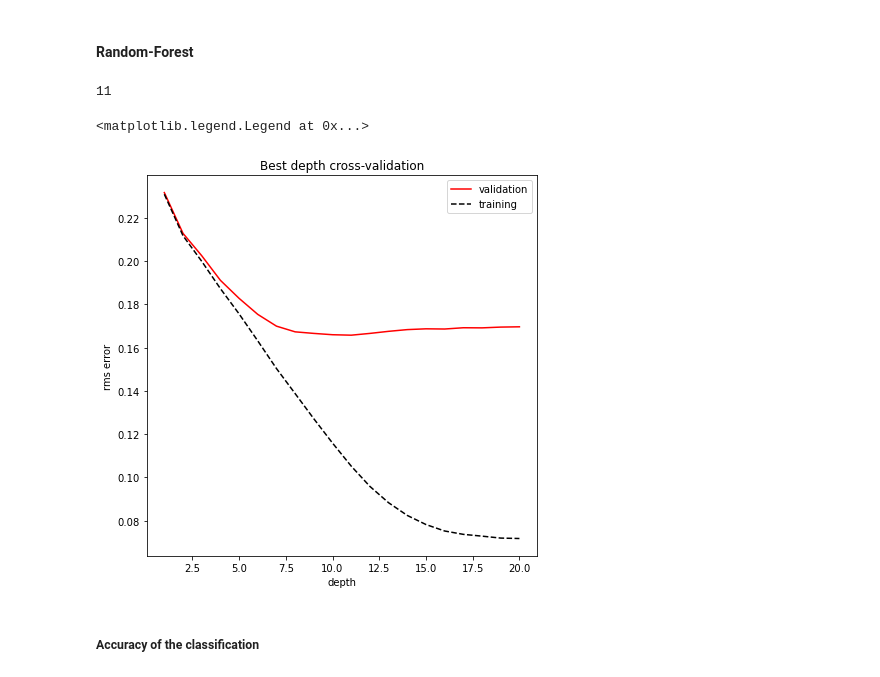
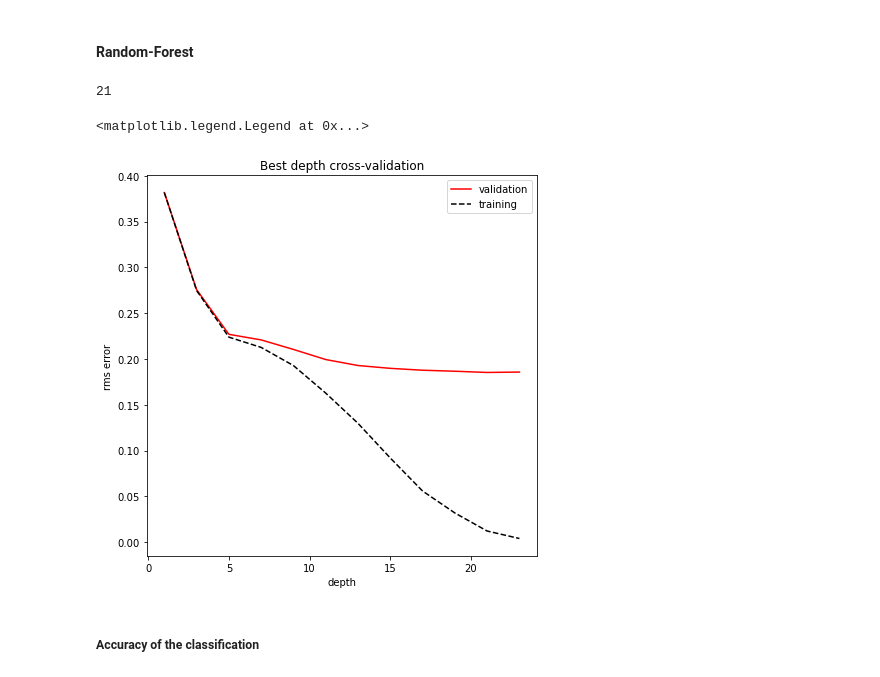
Before and after one commit to ludovicobizzarri/astrostatistics_bicocca_2024, a Jupyter notebook: working/Lesson 20/GW detection.ipynb, the cells around one changed output. Saved outputs shown, nothing was run; the diff lists cells and outputs as text; code cells hidden in the pictures.

```diff
--- a/working/Lesson 20/GW detection.ipynb
+++ b/working/Lesson 20/GW detection.ipynb
@@ -125,8 +125,8 @@ Be creative! This is a challenge! Let's see who gets the  higher completeness an
 import h5py
 file = h5py.File('sample_2e7_design_precessing_higherordermodes_3detectors.h5','r')
 # %%
-N = 50000 # data sample lenght
-idx = np.random.choice(np.arange(0,len(file['det'])),N)
+N = 100000 # data sample lenght
+idx = np.random.choice(np.arange(0,len(file['det'])),N) # select N random data from the file
 
 data = np.empty([len(file),N])
 keys = np.empty(len(file),dtype=object)
@@ -194,32 +292,32 @@ def cross_validation(X,y,model,split_method):
 # %% [markdown]
 #### Random-Forest
 # %%
-depth = np.arange(1, 21)
+depth = np.arange(1,25)[::2]
 
 rms_val = np.zeros(len(depth))
 rms_train = np.zeros(len(depth))
 
-for d in depth:
+for d,i in zip(depth,np.arange(len(depth))):
     n_splits = 5
     split_method = KFold(n_splits)
 
-    model = RandomForestRegressor(n_estimators=10,max_depth=d,random_state=0)
+    model = RandomForestClassifier(n_estimators=100,max_depth=d,random_state=0,n_jobs=-1)
 
-    rms_train[d-1],rms_val[d-1] = cross_validation(X_train,y_train[:,0],model,split_method)
+    rms_train[i],rms_val[i] = cross_validation(X_train,y_train[:,0],model,split_method) # CV only on the training set
 
 best_depth = depth[np.argmin(rms_val)]
 print(best_depth)
 
 fig = plt.figure(figsize=(7,7))
 
 plt.plot(depth,rms_val,label='validation',color='red')
 plt.plot(depth,rms_train,label='training',color='black',ls='--')
 plt.ylabel('rms error')
 plt.xlabel('depth')
 plt.title('Best depth cross-validation')
 plt.legend()
 # %% [output]
-11
+21
 <matplotlib.legend.Legend at 0x...>
-[figure, old version]
+[figure, new version]
 # %%
```
Also changed, not shown: parts of 91 cells of this notebook.
